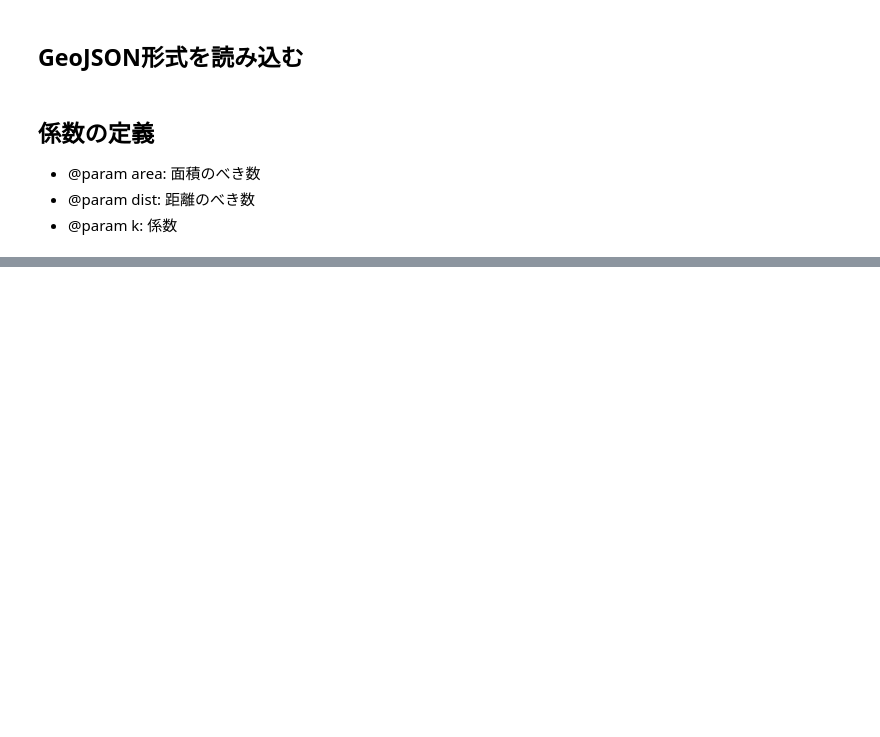
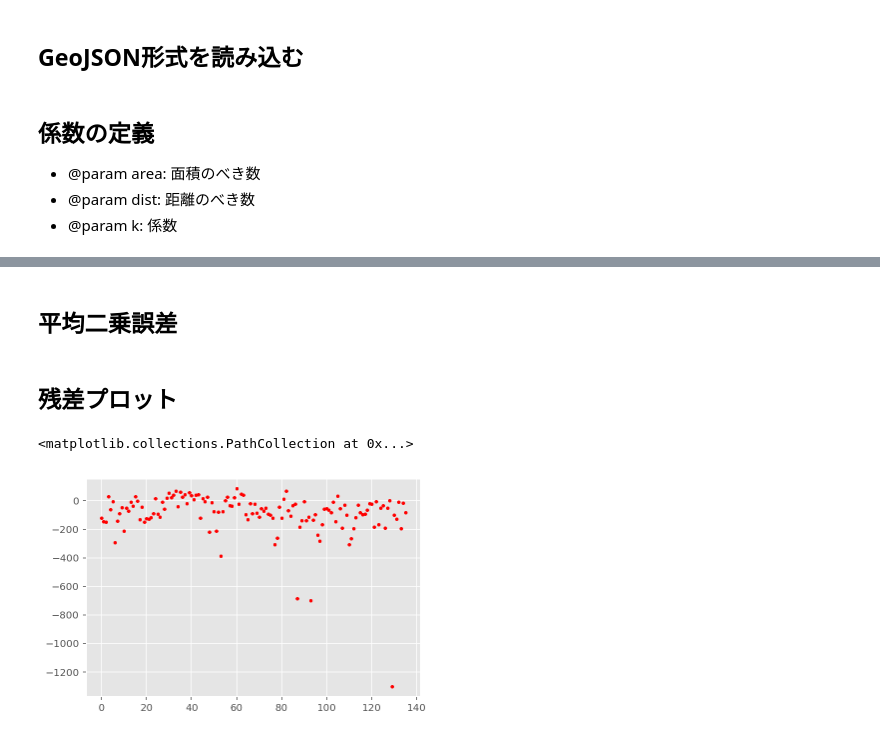
Before and after one commit to Yosymatu/HuffModel, a Jupyter notebook: Input_HuffModel.ipynb, the cells around one changed output, grey strips where cells are left out. Drawn from its saved outputs; the diff is of its cells as text; code cells hidden in the pictures; blank space fills up the shorter version.

```diff
--- a/Input_HuffModel.ipynb
+++ b/Input_HuffModel.ipynb
@@ -33,6 +33,11 @@ import numpy as np
 import json
 import tqdm
 from huffcalculate import Calculate
+import pandas as pd
+import matplotlib.pyplot as plt
+plt.style.use('ggplot')
+%matplotlib inline
+%config InlineBackend.figure_format = 'retina'
 # %% [markdown]
 ## Calculateクラスのコンストラクタ
 # %%
@@ -52,12 +57,14 @@ pop_popList = [i['properties']['H27総人口'] for i in pop['features']]
 pop_popList = calculate.CleanList(pop_popList)
 
 #売り上げを取得
-com_saleList = np.array([i['properties']['年間商品販売額(百万円)'] for i in com['features']]
+com_saleList = np.array([i['properties']['年間商品販売額(百万円)'] for i in com['features']])
 #出力用に取得
 #meshcodeの取得
 pop_meshcodeList = [i['properties']['MESHCODE'] for i in pop['features']]
 #keycodeの取得
 pop_keycodeList = [i['properties']['KEYCODE'] for i in pop['features']]
+
+id = [i for i in range(len(com_areaList))]
 # %% [markdown]
 ## 係数の定義
 - @param area: 面積のべき数
@@ -83,0 +85,2 @@ sum((e / com_saleList)*100)/136
+# %% [markdown]
+## 平均二乗誤差
@@ -83,0 +89,7 @@ sum((e / com_saleList)*100)/136
+# %% [markdown]
+## 残差プロット
+# %%
+plt.scatter(id, e, c='red', marker='.')
+# %% [output]
+<matplotlib.collections.PathCollection at 0x...>
+[figure, added]
```
Also changed, not shown: parts of 9 cells of this notebook.
